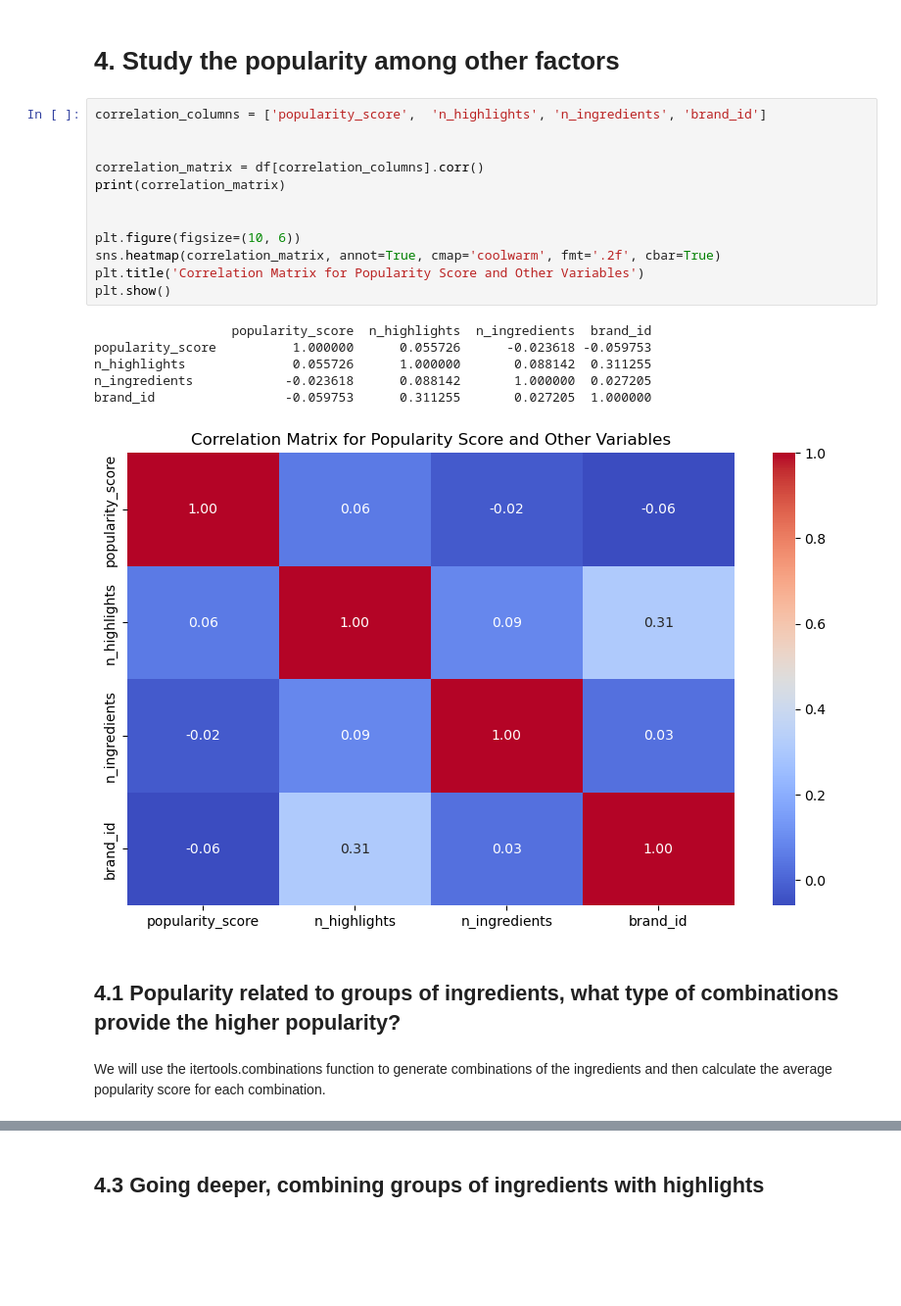
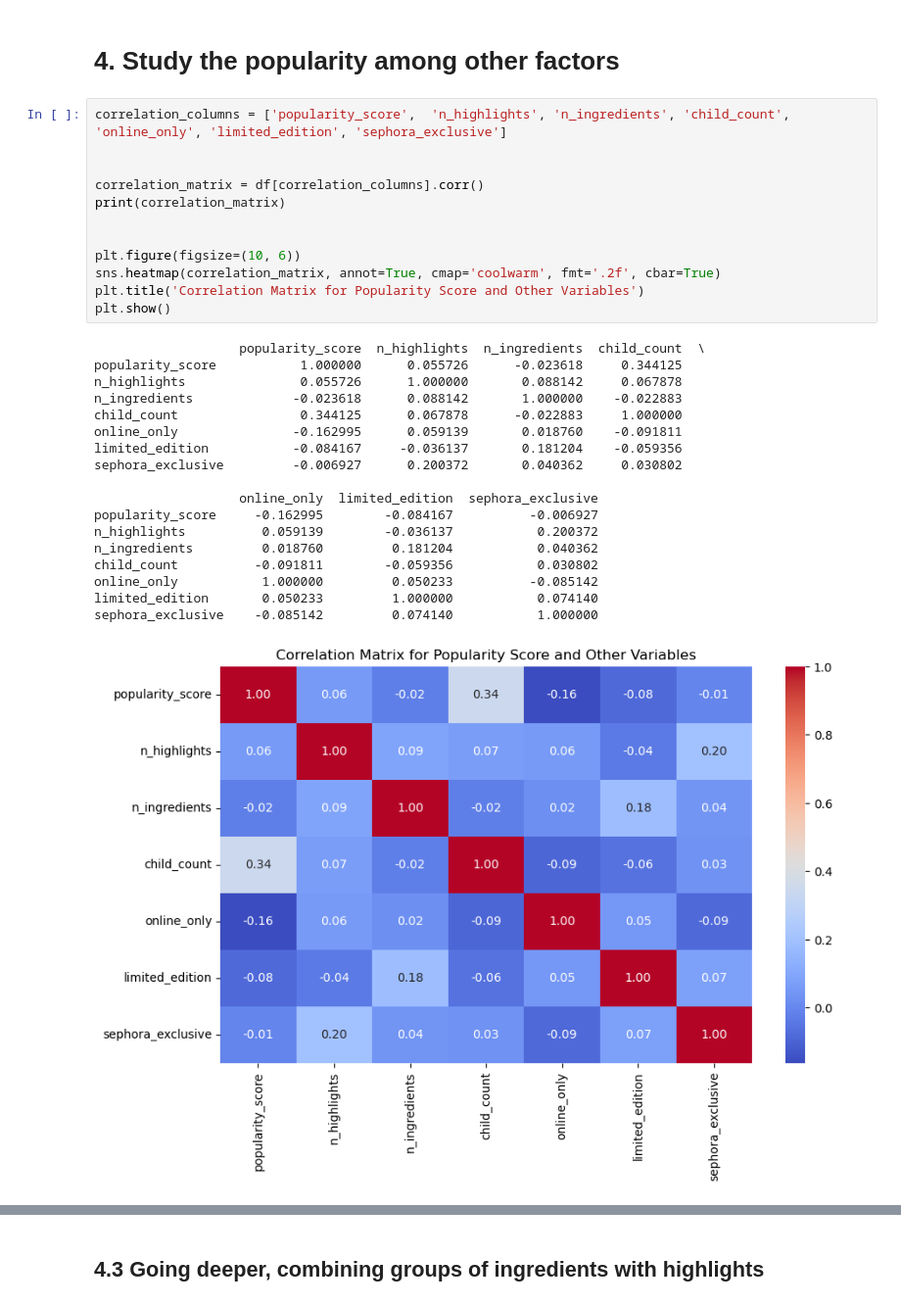
Before and after one commit to juliaaaloopez/visual_analytics_final_project, a Jupyter notebook: Final_project.ipynb, the cells around one changed output, grey strips where cells are left out. Shown at 98% size. Drawn from its saved outputs; the diff is of its cells as text; blank space fills up the shorter version.

```diff
--- a/Final_project.ipynb
+++ b/Final_project.ipynb
@@ -751,25 +949,33 @@ Ingredient group columns not found. Ensure the ingredient feature engineering ce
 # %% [markdown]
 # 4. Study the popularity among other factors
 # %%
-correlation_columns = ['popularity_score',  'n_highlights', 'n_ingredients', 'brand_id']
+correlation_columns = ['popularity_score',  'n_highlights', 'n_ingredients', 'child_count', 'online_only', 'limited_edition', 'sephora_exclusive']
 
 
 correlation_matrix = df[correlation_columns].corr()
 print(correlation_matrix)
 
 
 plt.figure(figsize=(10, 6))
 sns.heatmap(correlation_matrix, annot=True, cmap='coolwarm', fmt='.2f', cbar=True)
 plt.title('Correlation Matrix for Popularity Score and Other Variables')
 plt.show()
 # %% [output]
-                  popularity_score  n_highlights  n_ingredients  brand_id
-popularity_score          1.000000      0.055726      -0.023618 -0.059753
-n_highlights              0.055726      1.000000       0.088142  0.311255
-n_ingredients            -0.023618      0.088142       1.000000  0.027205
-brand_id                 -0.059753      0.311255       0.027205  1.000000
+                   popularity_score  n_highlights  n_ingredients  child_count  \
+popularity_score           1.000000      0.055726      -0.023618     0.344125
+n_highlights               0.055726      1.000000       0.088142     0.067878
+n_ingredients             -0.023618      0.088142       1.000000    -0.022883
+child_count                0.344125      0.067878      -0.022883     1.000000
+online_only               -0.162995      0.059139       0.018760    -0.091811
+limited_edition           -0.084167     -0.036137       0.181204    -0.059356
+sephora_exclusive         -0.006927      0.200372       0.040362     0.030802
+
+                   online_only  limited_edition  sephora_exclusive
+popularity_score     -0.162995        -0.084167          -0.006927
+n_highlights          0.059139        -0.036137           0.200372
+n_ingredients         0.018760         0.181204           0.040362
+child_count          -0.091811        -0.059356           0.030802
+online_only           1.000000         0.050233          -0.085142
+limited_edition       0.050233         1.000000           0.074140
+sephora_exclusive    -0.085142         0.074140           1.000000
-[figure, old version]
+[figure, new version]
-# %% [markdown]
-## 4.1 Popularity related to groups of ingredients, what type of combinations provide the higher popularity?
-# %% [markdown]
-We will use the itertools.combinations function to generate combinations of the ingredients and then calculate the average popularity score for each combination.
```
Also changed, not shown: parts of 97 cells of this notebook, 8 other files.
